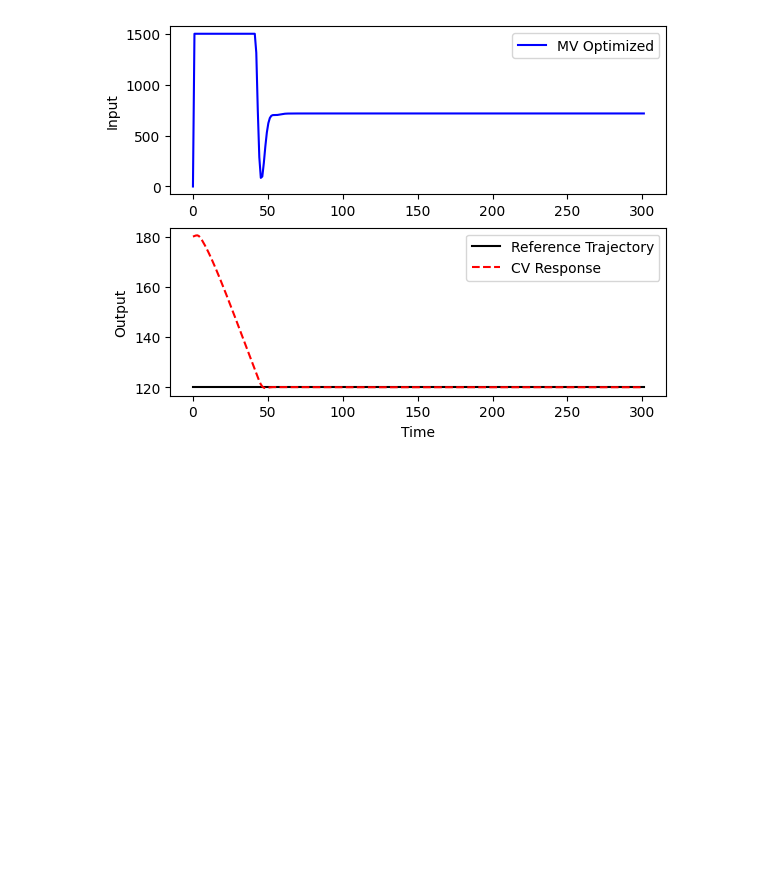
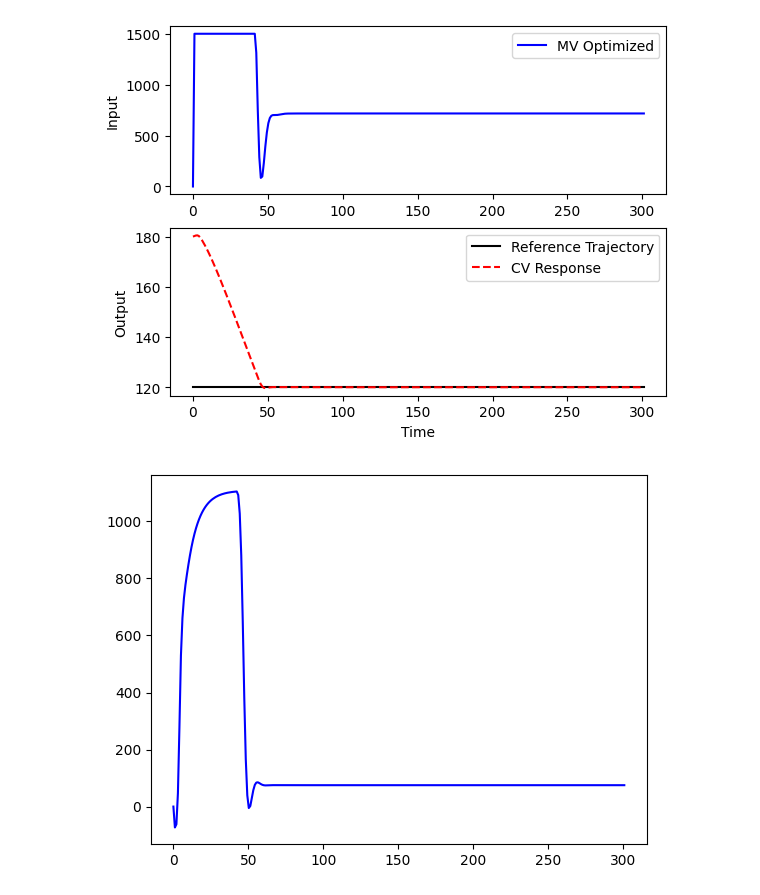
Before and after one commit to Stepzi/GRP2-IIoT-for-Digitization-of-Electronic-Assets, a Jupyter notebook: Sebastian_dev/MPC_Car.ipynb, the cells around one changed output. Drawn from its saved outputs; the diff is of its cells as text; code cells hidden in the pictures; blank space fills up the shorter version.

```diff
--- a/Sebastian_dev/MPC_Car.ipynb
+++ b/Sebastian_dev/MPC_Car.ipynb
@@ -54,13 +54,20 @@ p_outflow = {'a':A_outflow,'b':B_outflow,'c':C_outflow}
 m.arx(p_power,P,w)
 m.arx(p_outflow,Qout,w)
 
+#                               Qout = Qout if (RPM > 750) else 0
+m.Equation(h.dt() == 1/18 *(75 - m.if3(w-750,0,Qout))/3600*100)
+
+
+#m.Equation(h.dt() == 1/18 *(75 - m.abs3(Qout))/3600*100)
 m.Equation(h.dt() == 1/18 *(75 - Qout)/3600*100)
 dh = m.Var()
 m.Equation(h.dt() == dh*100)
 
+m.options.IMODE = 6 # control
+m.solve(disp=True)
 
-m.options.IMODE = 6 # control
-m.solve(disp=False)
+print(Qout.VALUE)
+
 
 # get additional solution information
 import json
@@ -78,4 +85,8 @@ plt.plot(m.time,h.value,'r--',label='CV Response')
 plt.ylabel('Output')
 plt.xlabel('Time')
 plt.legend(loc='best')
+
+plt.figure()
+plt.plot(m.time,Qout.value,'b-',label='MV Optimized')
+plt.show()
 # %% [output]
@@ -83 +110,2 @@ plt.legend(loc='best')
 [figure]
+[figure, added]
```
Also changed, not shown: parts of 1 cell of this notebook, 5 other files.
